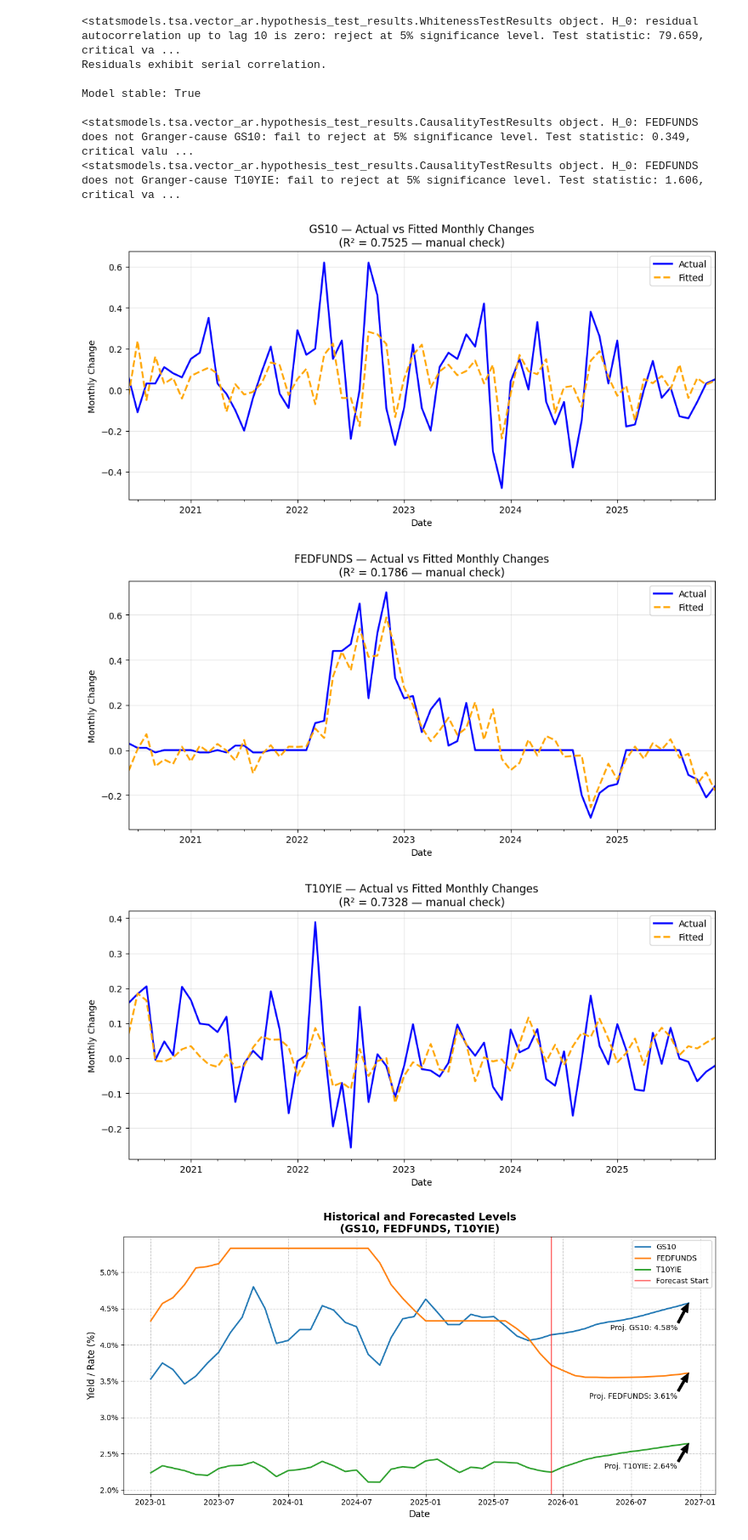
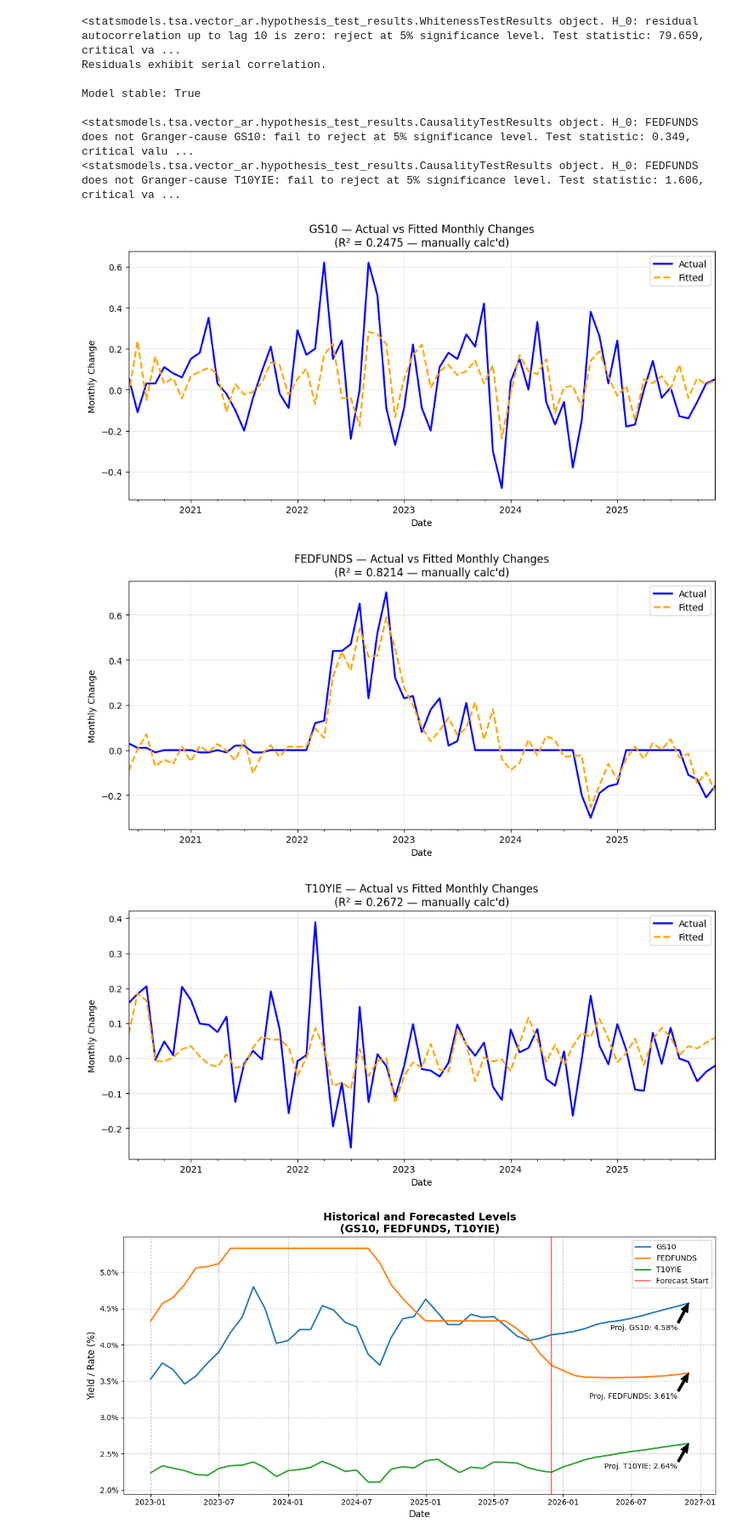
Before and after one commit to R-H-F-Waseem/FRED-Treasury-FED-INFL-forecasting, a Jupyter notebook: FRED_Treasury_FED_INFL.ipynb, the cells around one changed output. Shown at 85% size. Drawn from its saved outputs; the diff is of its cells as text; code cells hidden in the pictures.

Commit message:
Fixed R-Squared Vals
R-Squared calcs on charts were the difference, not the actual.

```diff
--- a/FRED_Treasury_FED_INFL.ipynb
+++ b/FRED_Treasury_FED_INFL.ipynb
@@ -166,34 +166,34 @@ Model stable: True
 # %%
 forecast_diff = results.forecast(df_diff.values[-results.k_ar:], steps=12)
 forecast_df = pd.DataFrame(forecast_diff, columns=results.names, index=pd.date_range(start=df_diff.index[-1] + pd.offsets.MonthEnd(1), periods=12, freq='MS'))
 
 for i, name in enumerate(results.names): #iterates through each data series
     fig, ax = plt.subplots(figsize=(10, 5))
 
     # Actual (re-trimmed to match fitted period)
     actual_series = pd.Series(
                     results.endog[results.k_ar:, i],
                     index=df_diff.index[results.k_ar:],
                     name=f'Actual Δ{name}')
 
     # Fitted (already a Series with index)
     fitted_series = results.fittedvalues.iloc[:, i]
 
     # Plotting both
     actual_series.plot(ax=ax, label='Actual', color='blue', linewidth=2)
     fitted_series.plot(ax=ax, label='Fitted', color='orange', linestyle='--', linewidth=2)
 
-    ax.set_title(f'{name} — Actual vs Fitted Monthly Changes\n(R² = {actual_series.sub(fitted_series).pow(2).sum() / actual_series.sub(actual_series.mean()).pow(2).sum():.4f} — manual check)')
+    ax.set_title(f"{name} — Actual vs Fitted Monthly Changes\n(R² = {1 - actual_series.sub(fitted_series).pow(2).sum() / actual_series.sub(actual_series.mean()).pow(2).sum():.4f} — manually calc'd)")
     ax.set_xlabel('Date')
     ax.set_ylabel('Monthly Change')
     ax.legend()
     ax.grid(True, alpha=0.3)
     plt.tight_layout()
     plt.show()
 # %% [output]
-[figure, old version]
+[figure, new version]
-[figure, old version]
+[figure, new version]
-[figure, old version]
+[figure, new version]
 # %%
 # swapped with block above
 last_levels = df.iloc[-1][results.names]
```
Also changed, not shown: parts of 1 cell of this notebook.
